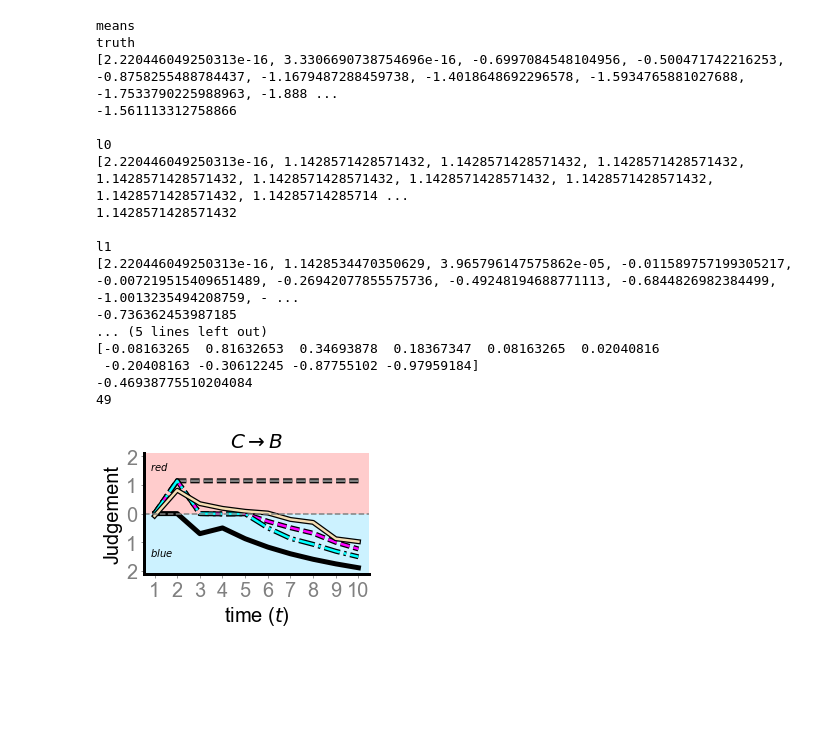
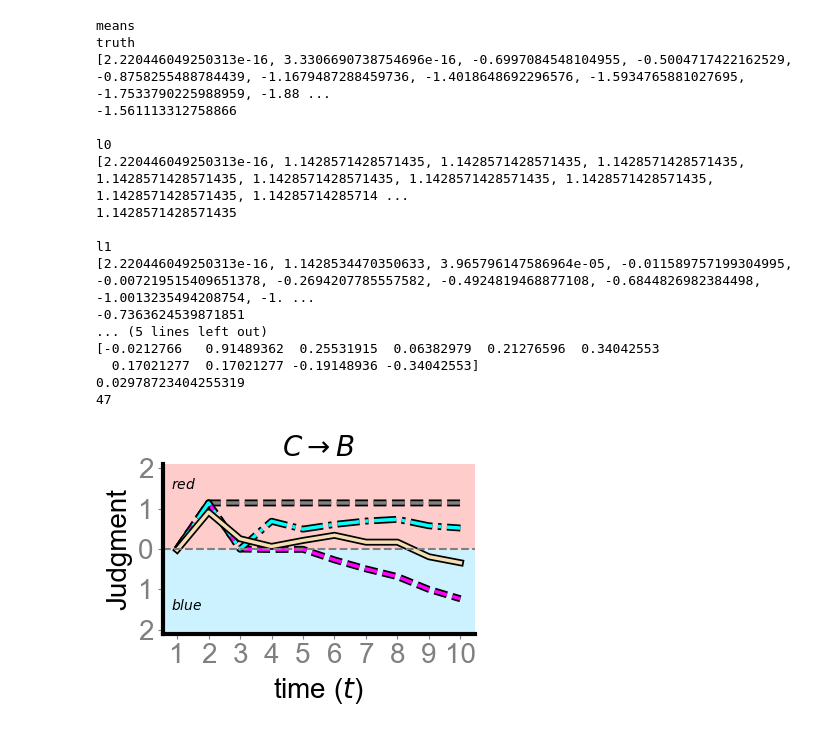
Before and after one commit to janphilippfranken/spacefish, a Jupyter notebook: analysis/fit_participant.ipynb, the cells around one changed output. Cells and saved outputs as stored; diff of their text form; code cells hidden in the pictures; blank space fills up the shorter version.

Commit message:
plots

```diff
--- a/analysis/fit_participant.ipynb
+++ b/analysis/fit_participant.ipynb
@@ -15,8 +15,8 @@ import pylab
 from bayesian_learner import BayesianLearner
 from utils import generate_structures
 # %%
-data = np.array(np.loadtxt('processed_data_and_figures/exp_1_one_player_known_structure/main/cond_3_CB_full.txt')).reshape(50,3,10)
-count = 49 # n subjects in this condition
+data = np.array(np.loadtxt('processed_data_and_figures/exp_1_one_player_known_structure/cond_1_BC_full.txt')).reshape(48,3,10)
+count = 47 # n subjects in this condition
 
 pp_means = data[count, 0, :]
 
@@ -28,16 +28,16 @@ data = data[:count, 0, :]
 # l2_a = open('inferred_observations/exp_1_cond_2_l2_a.txt')
 # l2_a = json.load(l2_a)
 
-l1_b = open('inferred_observations/exp_1_cond_3_l1_b.txt')
+l1_b = open('inferred_observations/exp_1_cond_1_l1_b.txt')
 l1_b = json.load(l1_b)
 
-l1_c = open('inferred_observations/exp_1_cond_3_l1_c.txt')
+l1_c = open('inferred_observations/exp_1_cond_1_l1_c.txt')
 l1_c = json.load(l1_c)
 
-l2_b = open('inferred_observations/exp_1_cond_3_l2_b.txt')
+l2_b = open('inferred_observations/exp_1_cond_1_l2_b.txt')
 l2_b = json.load(l2_b)
 
-l2_c = open('inferred_observations/exp_1_cond_3_l2_c.txt')
+l2_c = open('inferred_observations/exp_1_cond_1_l2_c.txt')
 l2_c = json.load(l2_c)
 # %%
 print(l1_b['0'])
@@ -811,27 +810,27 @@ print(len(average_l2[0]))
 # %% [output]
 means
 truth
-[2.220446049250313e-16, 3.3306690738754696e-16, -0.6997084548104956, -0.500471742216253, -0.8758255488784437, -1.1679487288459738, -1.4018648692296578, -1.5934765881027688, -1.7533790225988963, -1.888 ...
+[2.220446049250313e-16, 3.3306690738754696e-16, -0.6997084548104955, -0.5004717422162529, -0.8758255488784439, -1.1679487288459736, -1.4018648692296576, -1.5934765881027695, -1.7533790225988959, -1.88 ...
 -1.561113312758866
 
 l0
-[2.220446049250313e-16, 1.1428571428571432, 1.1428571428571432, 1.1428571428571432, 1.1428571428571432, 1.1428571428571432, 1.1428571428571432, 1.1428571428571432, 1.1428571428571432, 1.14285714285714 ...
-1.1428571428571432
+[2.220446049250313e-16, 1.1428571428571435, 1.1428571428571435, 1.1428571428571435, 1.1428571428571435, 1.1428571428571435, 1.1428571428571435, 1.1428571428571435, 1.1428571428571435, 1.14285714285714 ...
+1.1428571428571435
 
 l1
-[2.220446049250313e-16, 1.1428534470350629, 3.965796147575862e-05, -0.011589757199305217, -0.007219515409651489, -0.26942077855575736, -0.49248194688771113, -0.6844826982384499, -1.0013235494208759, - ...
--0.736362453987185
+[2.220446049250313e-16, 1.1428534470350633, 3.965796147586964e-05, -0.011589757199304995, -0.007219515409651378, -0.2694207785557582, -0.4924819468877108, -0.6844826982384498, -1.0013235494208754, -1. ...
+-0.7363624539871851
 ... (5 lines left out)
-[-0.08163265  0.81632653  0.34693878  0.18367347  0.08163265  0.02040816
- -0.20408163 -0.30612245 -0.87755102 -0.97959184]
--0.46938775510204084
-49
+[-0.0212766   0.91489362  0.25531915  0.06382979  0.21276596  0.34042553
+  0.17021277  0.17021277 -0.19148936 -0.34042553]
+0.02978723404255319
+47
 # %%
 def pred_judg_plot(data):
     fig, axs = plt.subplots(1, 1, figsize=(4,3),sharey=True)
     axs.title.set_text(r'$C \rightarrow B$')
     # truth
-    axs.plot(np.arange(1, 11,1), data[0], label="A",linewidth=2.5, color='black',linestyle='-',path_effects=[pe.Stroke(linewidth=5, foreground='black'), pe.Normal()])
+    # axs.plot(np.arange(1, 11,1), data[0], label="A",linewidth=2.5, color='black',linestyle='-',path_effects=[pe.Stroke(linewidth=5, foreground='black'), pe.Normal()])
     # private
     axs.plot(np.arange(1, 11,1), data[1], label="A",linewidth=2.5, color='grey',linestyle='--',path_effects=[pe.Stroke(linewidth=5, foreground='black'), pe.Normal()])
     # l1
@@ -845,35 +844,35 @@ def pred_judg_plot(data):
     axs.set_ylim([-2.1, 2.1])
     axs.set_xlabel(r'time ($t$)')
     axs.set_xticks([1,2,3,4,5,6,7,8,9,10])
-    axs.set_ylabel(r'Judgement')
+    axs.set_ylabel(r'Judgment')
     axs.set_yticks([-2, -1, 0, 1, 2])
     axs.set_yticklabels([2, 1, 0, 1, 2])
     axs.spines['right'].set_visible(False)
     axs.spines['top'].set_visible(False)
 
     axs.axhline(y=0, color='grey', linestyle='--')
     axs.annotate(r'$red$', xy=(1, 1), xytext=(0.8, 1.5))
     axs.annotate(r'$blue$', xy=(1, 1), xytext=(0.8, -1.5))
 
 
     axs.axhspan(0, 2.1, facecolor='red', alpha=0.2)
     axs.axhspan(0, -2.1, facecolor='deepskyblue', alpha=0.2)
 
 
 
     # axs[0].legend([r'True State', r'$Level_0$', r'$Level_1$', r'$Level_2$', r'$Participant$'],loc='upper left', bbox_to_anchor=(-0.03, 1.1),ncol=2,fontsize=18, frameon=False,borderpad=0.1, labelspacing=0.1, handlelength=1, handletextpad=0.1, columnspacing=0.4)
 
     fig.tight_layout()
     plt.savefig('exp1_cond_3_pred_judg.pdf')
     # plt.show()
 
 pred_judg_plot([trial_means_truth,
             trial_means_l0,
             trial_means_l1,
             trial_means_l2,
             pp_means])
 # %% [output]
-[figure, old version]
+[figure, new version]
 # %%
 def nBest_plot(names, means, cols):
     fig, axs = plt.subplots(1, 1, figsize=(4,3),sharey=True)
```
Also changed, not shown: parts of 6 cells of this notebook.
